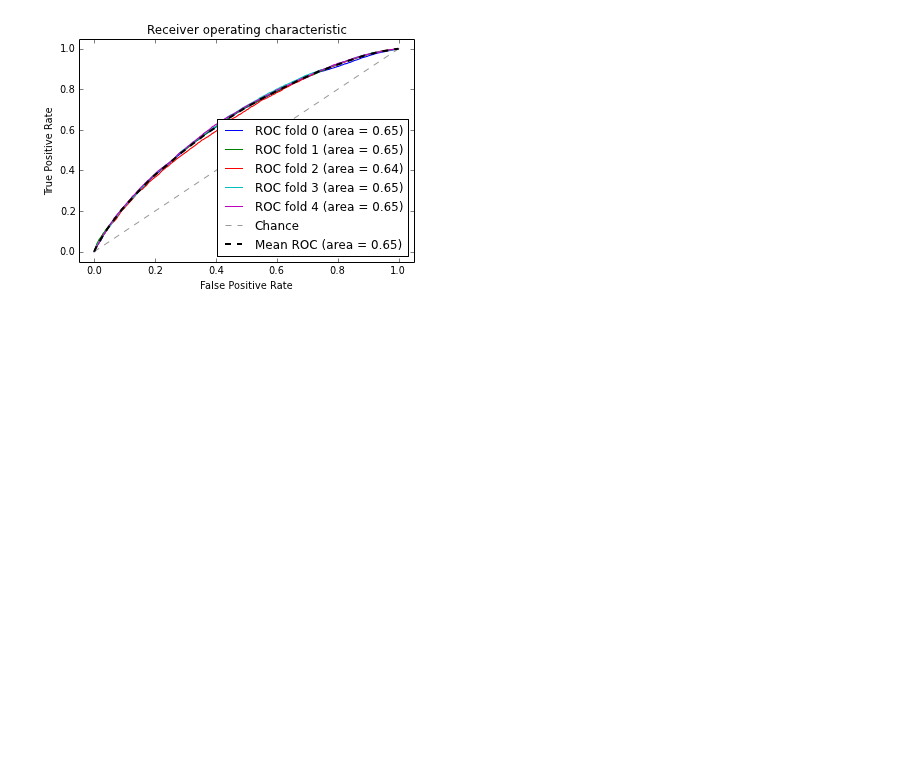
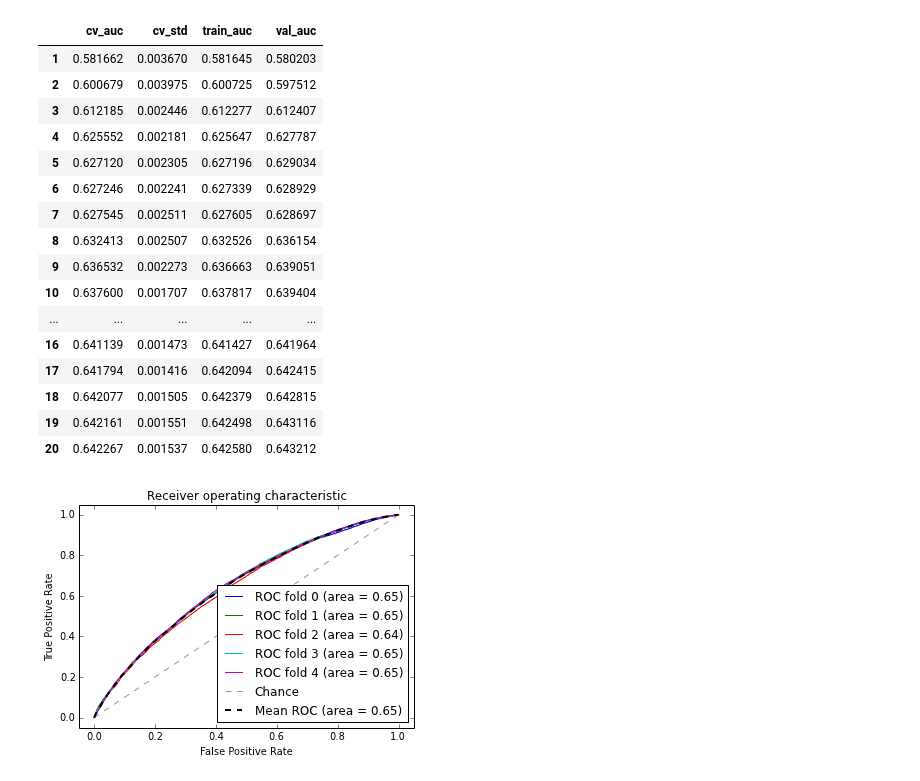
Before and after one commit to jsabrams/ds_workshop, a Jupyter notebook: capstone_project/lending_club_modeling.ipynb, the cells around one changed output. Cells and saved outputs as stored; diff of their text form; code cells hidden in the pictures; blank space fills up the shorter version.

```diff
--- a/capstone_project/lending_club_modeling.ipynb
+++ b/capstone_project/lending_club_modeling.ipynb
@@ -20,6 +21,30 @@ X_test = pd.read_pickle('X_test')
 y_test = pd.read_pickle('y_test')
 X_val = pd.read_pickle('X_val')
 y_val = pd.read_pickle('y_val')
+# %%
+clf = LogisticRegression(penalty='l2', C=1, class_weight = {0: (1.0 - 0.1841), 1: 0.1841})
+cv = StratifiedKFold(y_train, n_folds=5, shuffle=True, random_state=42)
+df = mfit.add_feature_auc(X_train, y_train, X_val, y_val, clf, cv, 20)
+# %%
+df
+# %% [output]
+|  | cv_auc | cv_std | train_auc | val_auc |
+| 1 | 0.581662 | 0.003670 | 0.581645 | 0.580203 |
+| 2 | 0.600679 | 0.003975 | 0.600725 | 0.597512 |
+| 3 | 0.612185 | 0.002446 | 0.612277 | 0.612407 |
+| 4 | 0.625552 | 0.002181 | 0.625647 | 0.627787 |
+| 5 | 0.627120 | 0.002305 | 0.627196 | 0.629034 |
+| 6 | 0.627246 | 0.002241 | 0.627339 | 0.628929 |
+| 7 | 0.627545 | 0.002511 | 0.627605 | 0.628697 |
+| 8 | 0.632413 | 0.002507 | 0.632526 | 0.636154 |
+| 9 | 0.636532 | 0.002273 | 0.636663 | 0.639051 |
+| 10 | 0.637600 | 0.001707 | 0.637817 | 0.639404 |
+| ... | ... | ... | ... | ... |
+| 16 | 0.641139 | 0.001473 | 0.641427 | 0.641964 |
+| 17 | 0.641794 | 0.001416 | 0.642094 | 0.642415 |
+| 18 | 0.642077 | 0.001505 | 0.642379 | 0.642815 |
+| 19 | 0.642161 | 0.001551 | 0.642498 | 0.643116 |
+| 20 | 0.642267 | 0.001537 | 0.642580 | 0.643212 |
 # %%
 #Set up training and cross-validation for a logistic regression classifier
 clf = LogisticRegression(penalty='l2', C=0.4, class_weight = {0: (1.0 - 0.1841), 1: 0.1841})
```
Also changed, not shown: parts of 1 cell of this notebook.
